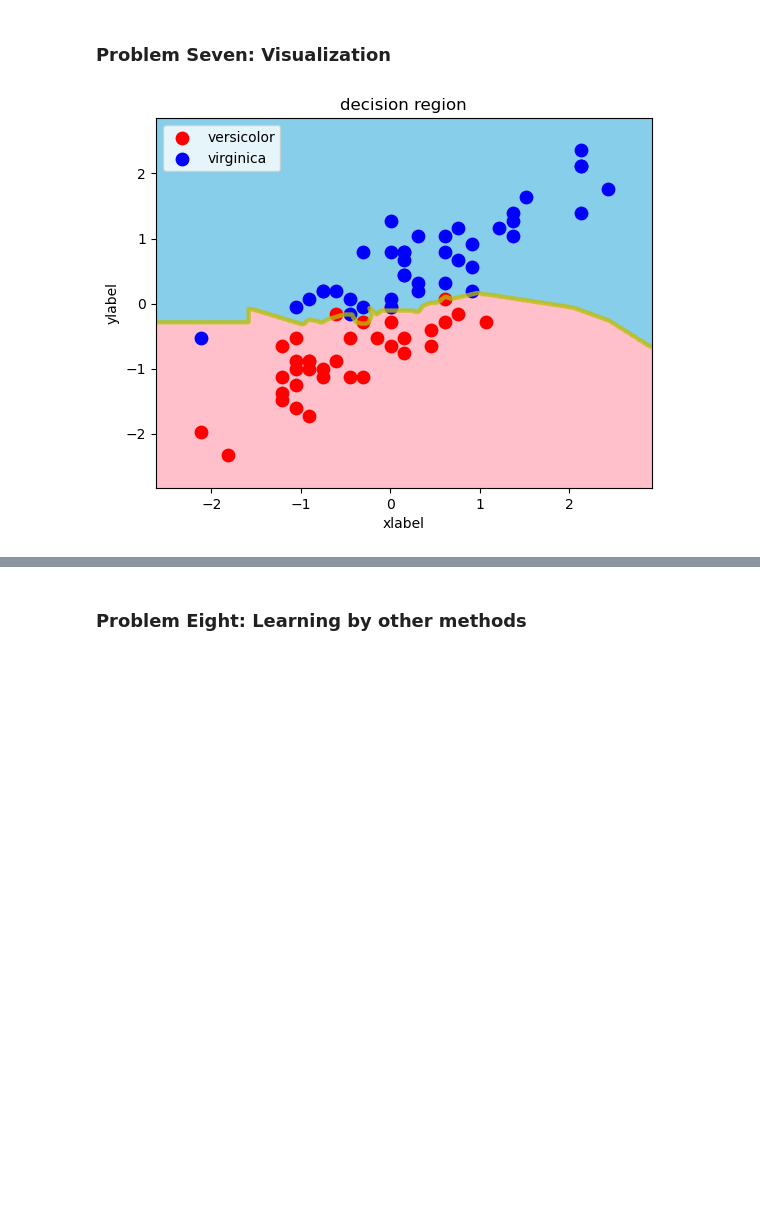
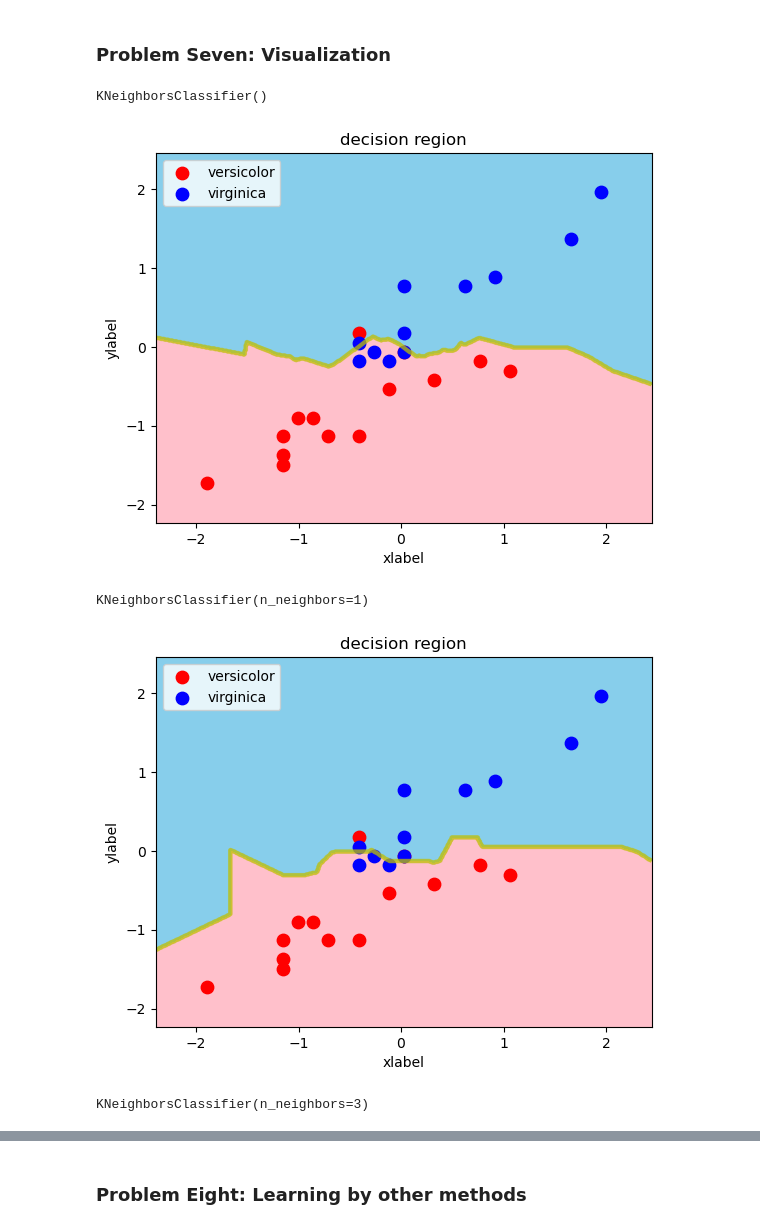
Before and after one commit to andervies/divic-corp-machine-learning-course, a Jupyter notebook: assignment14/Binary classification of iris series.ipynb, the cells around one changed output, grey strips where cells are left out. Drawn from its saved outputs; the diff is of its cells as text; code cells hidden in the pictures; blank space fills up the shorter version.

```diff
--- a/assignment14/Binary classification of iris series.ipynb
+++ b/assignment14/Binary classification of iris series.ipynb
@@ -255,32 +282,40 @@ def decision_region(X, y, model, step=0.01, title='decision region', xlabel='xla
     xlabel, ylabel : str
         Give the text of the axis label
     target_names= : list of str
         Give a list of legends
     """
     # setting
     scatter_color = ['red', 'blue']
     contourf_color = ['pink', 'skyblue']
     n_class = 2
 
     # pred
     mesh_f0, mesh_f1  = np.meshgrid(np.arange(np.min(X[:,0])-0.5, np.max(X[:,0])+0.5, step), np.arange(np.min(X[:,1])-0.5, np.max(X[:,1])+0.5, step))
     mesh = np.c_[np.ravel(mesh_f0),np.ravel(mesh_f1)]
     y_pred = model.predict(mesh).reshape(mesh_f0.shape)
 
     # plot
     plt.title(title)
     plt.xlabel(xlabel)
     plt.ylabel(ylabel)
     plt.contourf(mesh_f0, mesh_f1, y_pred, n_class-1, cmap=ListedColormap(contourf_color))
     plt.contour(mesh_f0, mesh_f1, y_pred, n_class-1, colors='y', linewidths=3, alpha=0.5)
     for i, target in enumerate(np.unique(y)):
         plt.scatter(X[y==target][:, 0], X[y==target][:, 1], s=80, color=scatter_color[i], label=target_names[i], marker='o')
     patches = [mpatches.Patch(color=scatter_color[i], label=target_names[i]) for i in range(n_class)]
     plt.legend(handles=patches)
     plt.legend()
     plt.show()
 
 
-decision_region(X_train_transformed, y_train, knn3)
+knns = [knn5, knn1, knn3]
+
+for model in knns:
+    print(model)
+    decision_region(X_test_transformed, y_test, model)
 # %% [output]
+KNeighborsClassifier()
-[figure, old version]
+[figure, new version]
+KNeighborsClassifier(n_neighbors=1)
+[figure, added]
+KNeighborsClassifier(n_neighbors=3)
```
Also changed, not shown: parts of 22 cells of this notebook.
